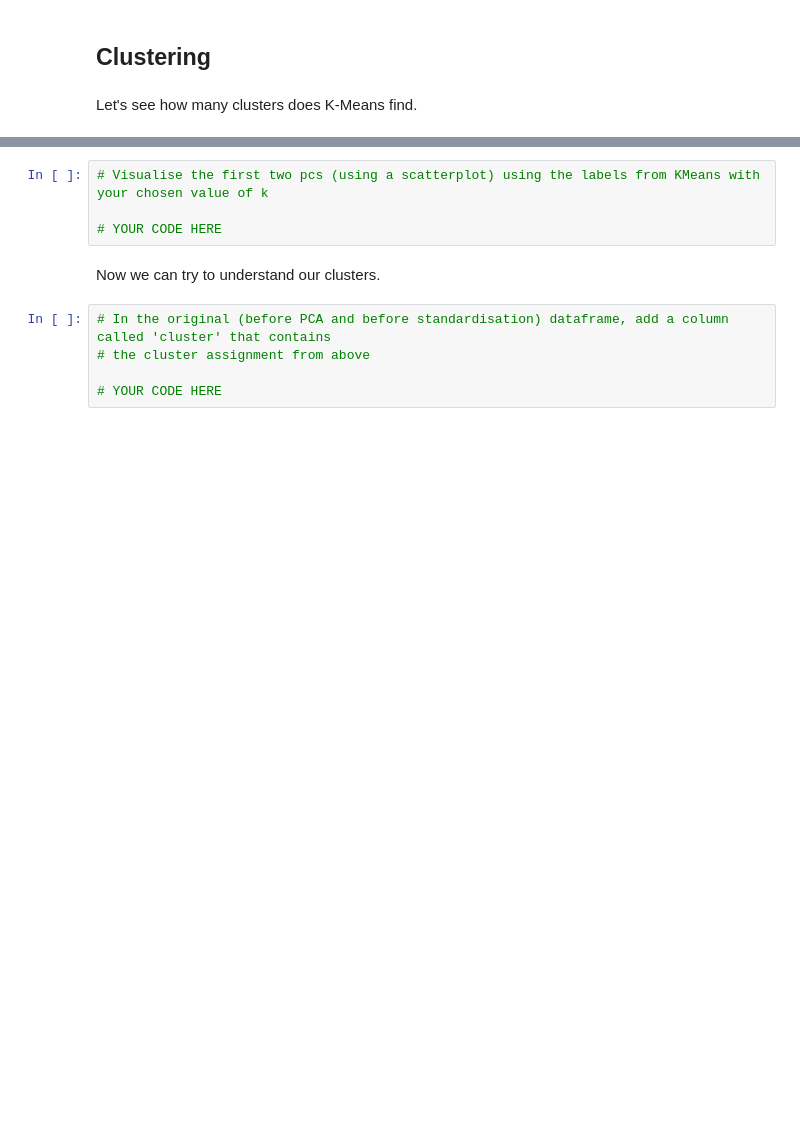
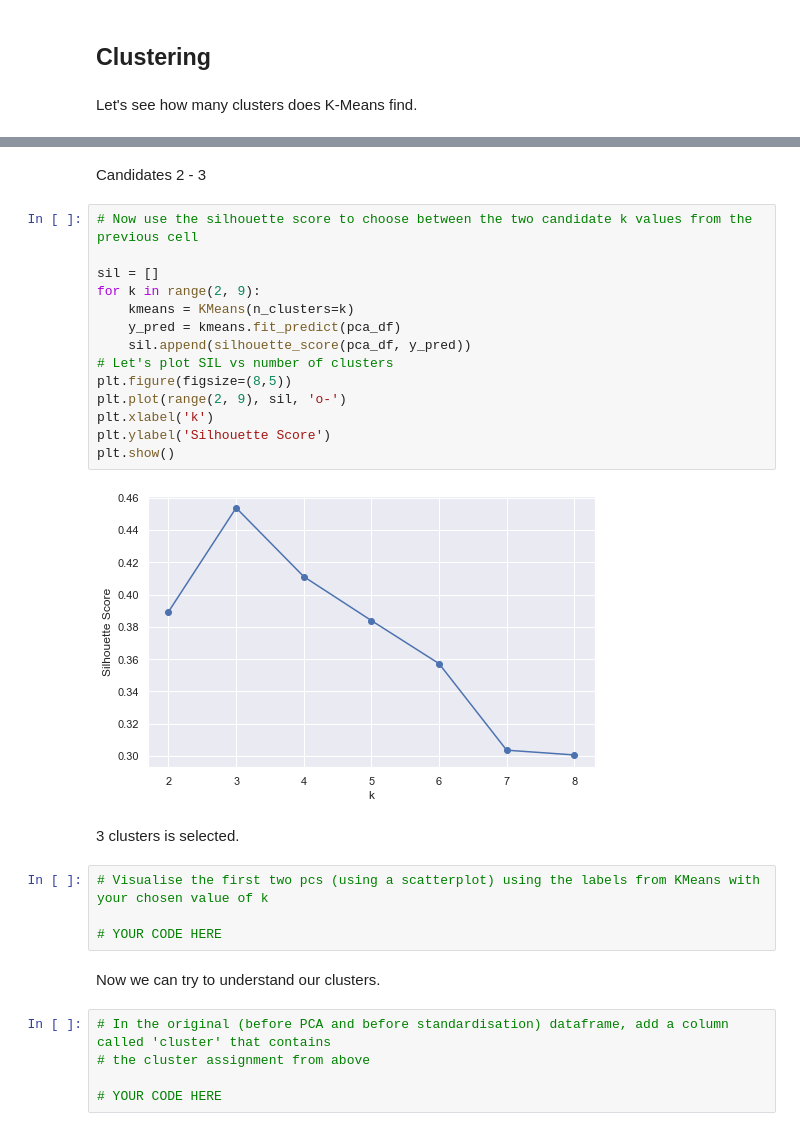
Before and after one commit to abundis28/DataScience_CE888_2022, a Jupyter notebook: Labs/lab5/exploration/exploration.ipynb, the cells around one changed output, grey strips where cells are left out. Drawn from its saved outputs; the diff is of its cells as text; blank space fills up the shorter version.

```diff
--- a/Labs/lab5/exploration/exploration.ipynb
+++ b/Labs/lab5/exploration/exploration.ipynb
@@ -169,3 +181,23 @@ Let's see how many clusters does K-Means find.
+# %% [markdown]
+Candidates 2 - 3
+# %%
+# Now use the silhouette score to choose between the two candidate k values from the previous cell
+
+sil = []
+for k in range(2, 9):
+    kmeans = KMeans(n_clusters=k)
+    y_pred = kmeans.fit_predict(pca_df)
+    sil.append(silhouette_score(pca_df, y_pred))
+# Let's plot SIL vs number of clusters
+plt.figure(figsize=(8,5))
+plt.plot(range(2, 9), sil, 'o-')
+plt.xlabel('k')
+plt.ylabel('Silhouette Score')
+plt.show()
+# %% [output]
+[figure, added]
+# %% [markdown]
+3 clusters is selected.
 # %%
 # Visualise the first two pcs (using a scatterplot) using the labels from KMeans with your chosen value of k
 
```
Also changed, not shown: parts of 10 cells of this notebook.
